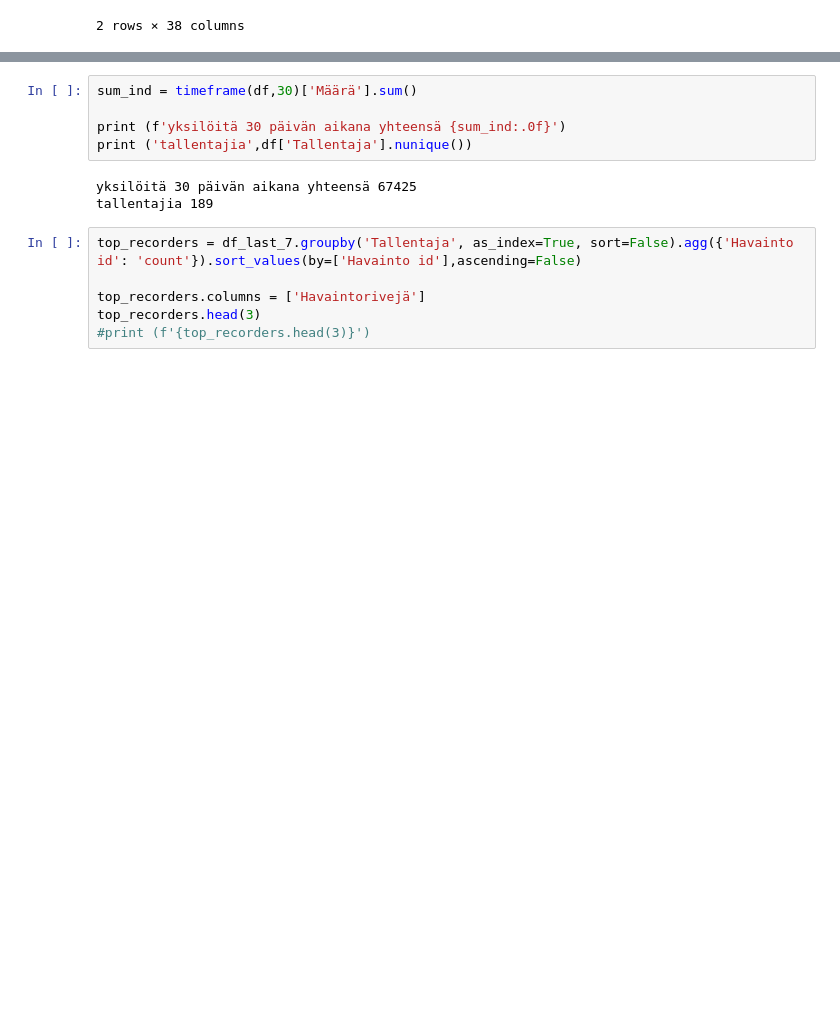
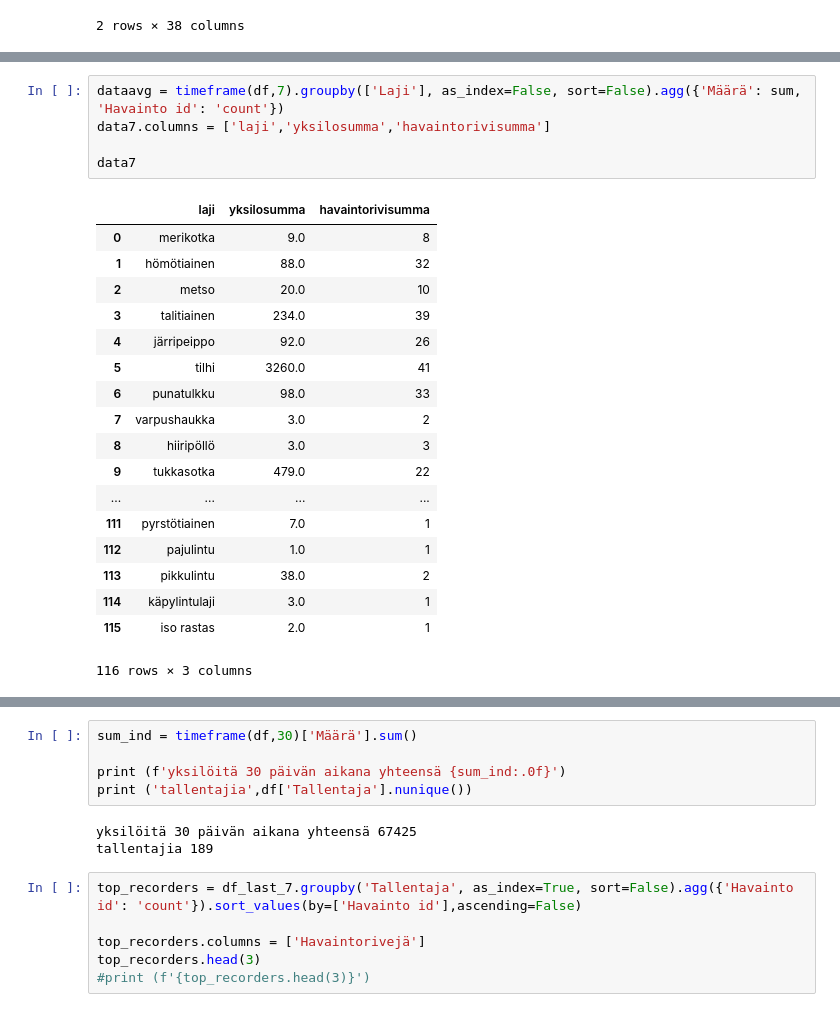
Before and after one commit to anttiruonakoski/tiira-report, a Jupyter notebook: tiira-raportti-notebook.ipynb, the cells around one changed output, grey strips where cells are left out. Cells and saved outputs as stored; diff of their text form; blank space fills up the shorter version.

```diff
--- a/tiira-raportti-notebook.ipynb
+++ b/tiira-raportti-notebook.ipynb
@@ -89,3 +89,27 @@ data7
+# %%
+dataavg = timeframe(df,7).groupby(['Laji'], as_index=False, sort=False).agg({'Määrä': sum, 'Havainto id': 'count'})
+data7.columns = ['laji','yksilosumma','havaintorivisumma']
+
+data7
+# %% [output]
+|  | laji | yksilosumma | havaintorivisumma |
+| 0 | merikotka | 9.0 | 8 |
+| 1 | hömötiainen | 88.0 | 32 |
+| 2 | metso | 20.0 | 10 |
+| 3 | talitiainen | 234.0 | 39 |
+| 4 | järripeippo | 92.0 | 26 |
+| 5 | tilhi | 3260.0 | 41 |
+| 6 | punatulkku | 98.0 | 33 |
+| 7 | varpushaukka | 3.0 | 2 |
+| 8 | hiiripöllö | 3.0 | 3 |
+| 9 | tukkasotka | 479.0 | 22 |
+| ... | ... | ... | ... |
+| 111 | pyrstötiainen | 7.0 | 1 |
+| 112 | pajulintu | 1.0 | 1 |
+| 113 | pikkulintu | 38.0 | 2 |
+| 114 | käpylintulaji | 3.0 | 1 |
+| 115 | iso rastas | 2.0 | 1 |
+116 rows × 3 columns
 # %%
 pd.set_option("display.precision",0)
 
```
Also changed, not shown: parts of 4 cells of this notebook, 7 other files.
